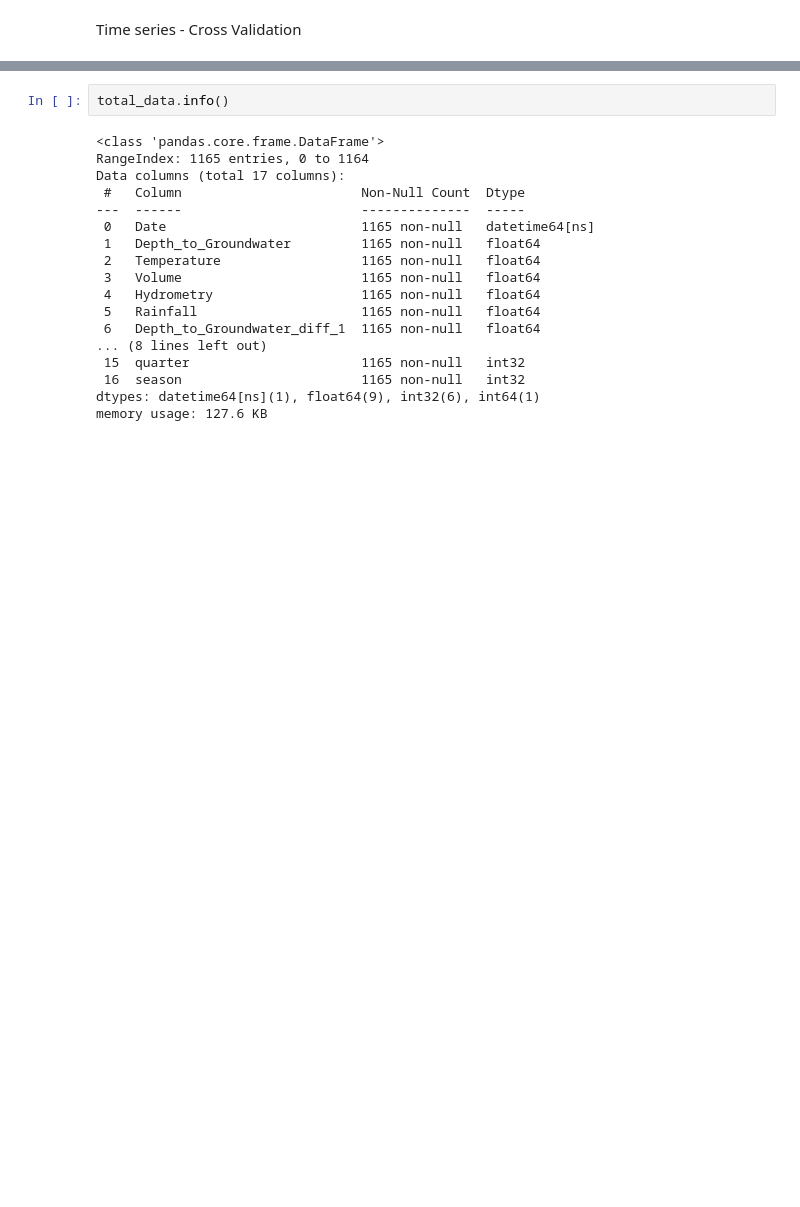
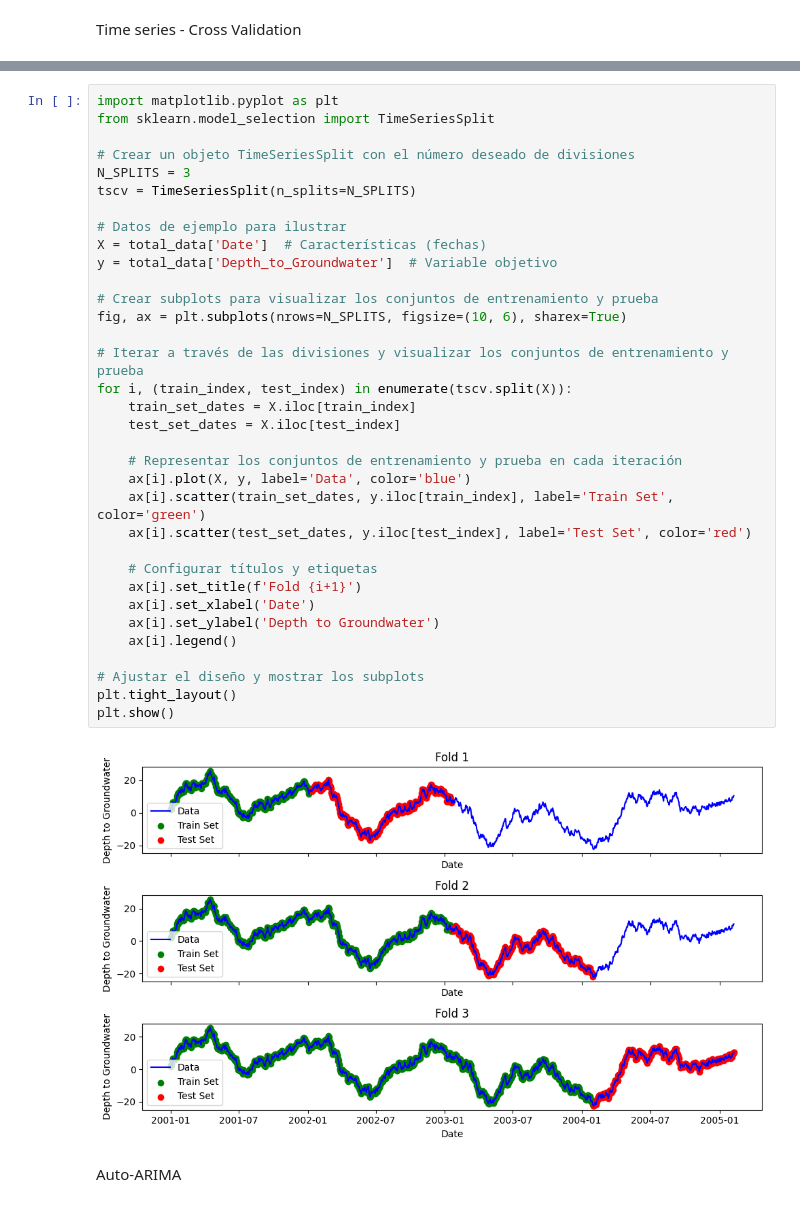
Before and after one commit to Munchkinland/Time-Series-Acea-Smart-Water-Analytics-, a Jupyter notebook: src/explore.ipynb, the cells around one changed output, grey strips where cells are left out. Drawn from its saved outputs; the diff is of its cells as text; blank space fills up the shorter version.

```diff
--- a/src/explore.ipynb
+++ b/src/explore.ipynb
@@ -796,20 +842,38 @@ KeyError: 'date'
-# %%
-total_data.info()
-# %% [output]
-<class 'pandas.core.frame.DataFrame'>
-RangeIndex: 1165 entries, 0 to 1164
-Data columns (total 17 columns):
- #   Column                       Non-Null Count  Dtype
----  ------                       --------------  -----
- 0   Date                         1165 non-null   datetime64[ns]
- 1   Depth_to_Groundwater         1165 non-null   float64
- 2   Temperature                  1165 non-null   float64
- 3   Volume                       1165 non-null   float64
- 4   Hydrometry                   1165 non-null   float64
- 5   Rainfall                     1165 non-null   float64
- 6   Depth_to_Groundwater_diff_1  1165 non-null   float64
-... (8 lines left out)
- 15  quarter                      1165 non-null   int32
- 16  season                       1165 non-null   int32
-dtypes: datetime64[ns](1), float64(9), int32(6), int64(1)
-memory usage: 127.6 KB
+# %%
+import matplotlib.pyplot as plt
+from sklearn.model_selection import TimeSeriesSplit
+
+# Crear un objeto TimeSeriesSplit con el número deseado de divisiones
+N_SPLITS = 3
+tscv = TimeSeriesSplit(n_splits=N_SPLITS)
+
+# Datos de ejemplo para ilustrar
+X = total_data['Date']  # Características (fechas)
+y = total_data['Depth_to_Groundwater']  # Variable objetivo
+
+# Crear subplots para visualizar los conjuntos de entrenamiento y prueba
+fig, ax = plt.subplots(nrows=N_SPLITS, figsize=(10, 6), sharex=True)
+
+# Iterar a través de las divisiones y visualizar los conjuntos de entrenamiento y prueba
+for i, (train_index, test_index) in enumerate(tscv.split(X)):
+    train_set_dates = X.iloc[train_index]
+    test_set_dates = X.iloc[test_index]
+
+    # Representar los conjuntos de entrenamiento y prueba en cada iteración
+    ax[i].plot(X, y, label='Data', color='blue')
+    ax[i].scatter(train_set_dates, y.iloc[train_index], label='Train Set', color='green')
+    ax[i].scatter(test_set_dates, y.iloc[test_index], label='Test Set', color='red')
+
+    # Configurar títulos y etiquetas
+    ax[i].set_title(f'Fold {i+1}')
+    ax[i].set_xlabel('Date')
+    ax[i].set_ylabel('Depth to Groundwater')
+    ax[i].legend()
+
+# Ajustar el diseño y mostrar los subplots
+plt.tight_layout()
+plt.show()
+# %% [output]
+[figure, added]
+# %% [markdown]
+Auto-ARIMA
```
Also changed, not shown: parts of 17 cells of this notebook, 3 other files.
